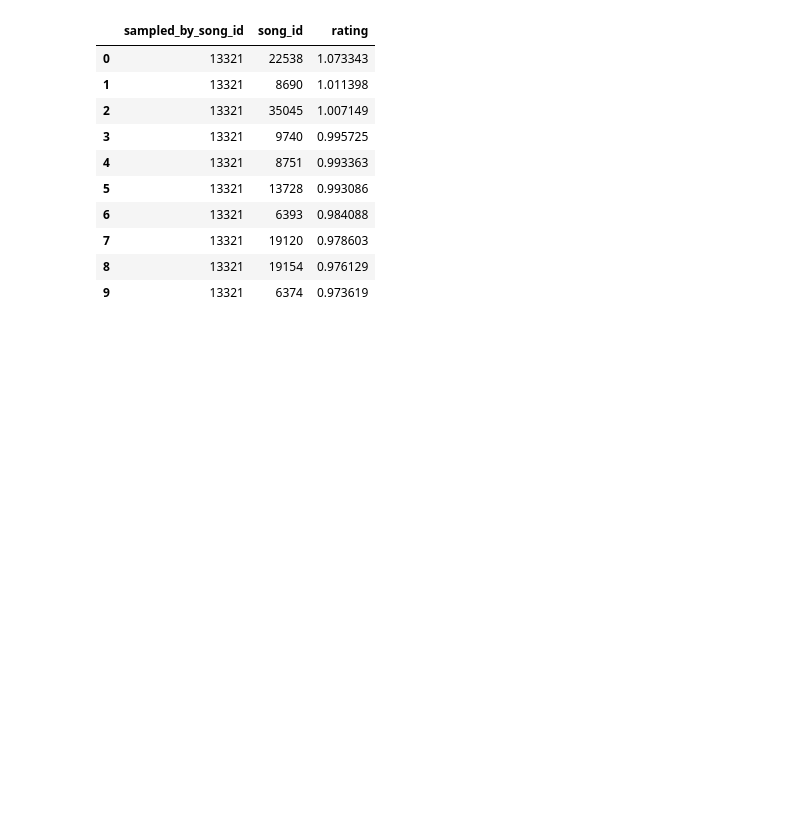
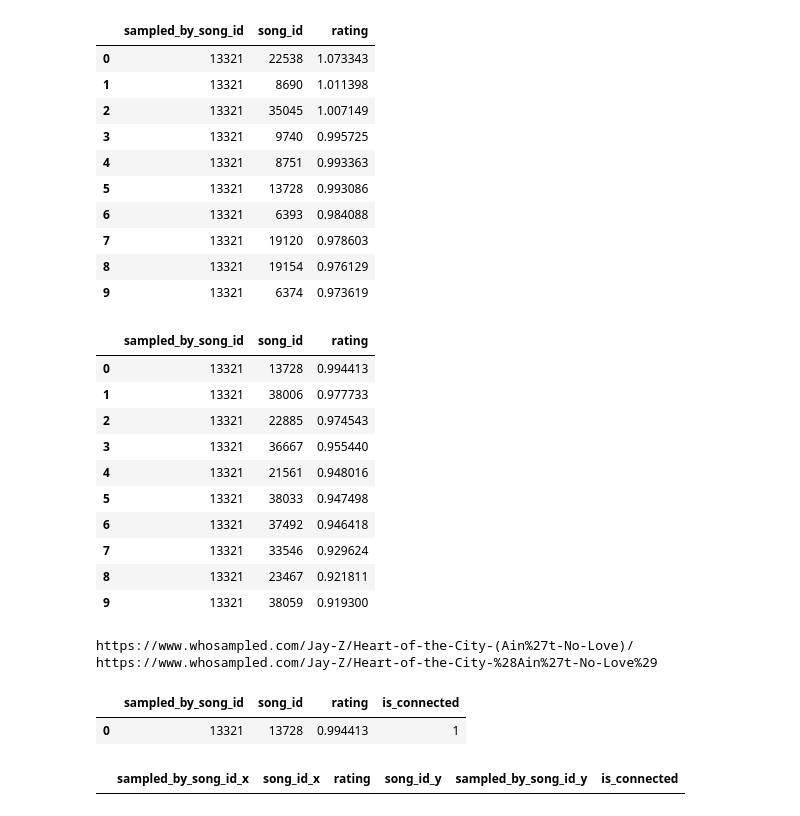
Before and after one commit to brettashley/ml-mix-lab, a Jupyter notebook: notebooks/initial-model.ipynb, the cells around one changed output. Cells and saved outputs as stored; diff of their text form; code cells hidden in the pictures; blank space fills up the shorter version.

```diff
--- a/notebooks/initial-model.ipynb
+++ b/notebooks/initial-model.ipynb
@@ -405,3 +405,28 @@ sr.get_predictions_for_song(recommender, train, 13321, 10) # prince, erotic city
 | 7 | 13321 | 19120 | 0.978603 |
 | 8 | 13321 | 19154 | 0.976129 |
 | 9 | 13321 | 6374 | 0.973619 |
+# %%
+als_model = ALS(
+    itemCol='song_id',
+    userCol='sampled_by_song_id',
+    ratingCol='is_connected',
+    nonnegative=True,
+    alpha = 0.1,
+    regParam=0.01,
+    rank=50)
+
+recommender = als_model.fit(spark_df)
+# %%
+sr.get_predictions_for_song(recommender, spark_df, 13321, 10)
+# %% [output]
+|  | sampled_by_song_id | song_id | rating |
+| 0 | 13321 | 13728 | 0.994413 |
+| 1 | 13321 | 38006 | 0.977733 |
+| 2 | 13321 | 22885 | 0.974543 |
+| 3 | 13321 | 36667 | 0.955440 |
+| 4 | 13321 | 21561 | 0.948016 |
+| 5 | 13321 | 38033 | 0.947498 |
+| 6 | 13321 | 37492 | 0.946418 |
+| 7 | 13321 | 33546 | 0.929624 |
+| 8 | 13321 | 23467 | 0.921811 |
+| 9 | 13321 | 38059 | 0.919300 |
@@ -407,0 +437,16 @@ sr.get_predictions_for_song(recommender, train, 13321, 10) # prince, erotic city
+# %%
+print(recs_13321_merged.loc[1,'url'])
+print(recs_13321_merged.loc[2,'url'])
+# %% [output]
+https://www.whosampled.com/Jay-Z/Heart-of-the-City-(Ain%27t-No-Love)/
+https://www.whosampled.com/Jay-Z/Heart-of-the-City-%28Ain%27t-No-Love%29
+# %%
+recs_13321.merge(connections, on=['song_id', 'sampled_by_song_id'])
+# %% [output]
+|  | sampled_by_song_id | song_id | rating | is_connected |
+| 0 | 13321 | 13728 | 0.994413 | 1 |
+# %%
+recs_13321.merge(connections, left_on=['sampled_by_song_id','song_id'],
+                              right_on=['song_id', 'sampled_by_song_id'])
+# %% [output]
+|  | sampled_by_song_id_x | song_id_x | rating | song_id_y | sampled_by_song_id_y | is_connected |
```
Also changed, not shown: parts of 3 cells of this notebook, 2 other files.
